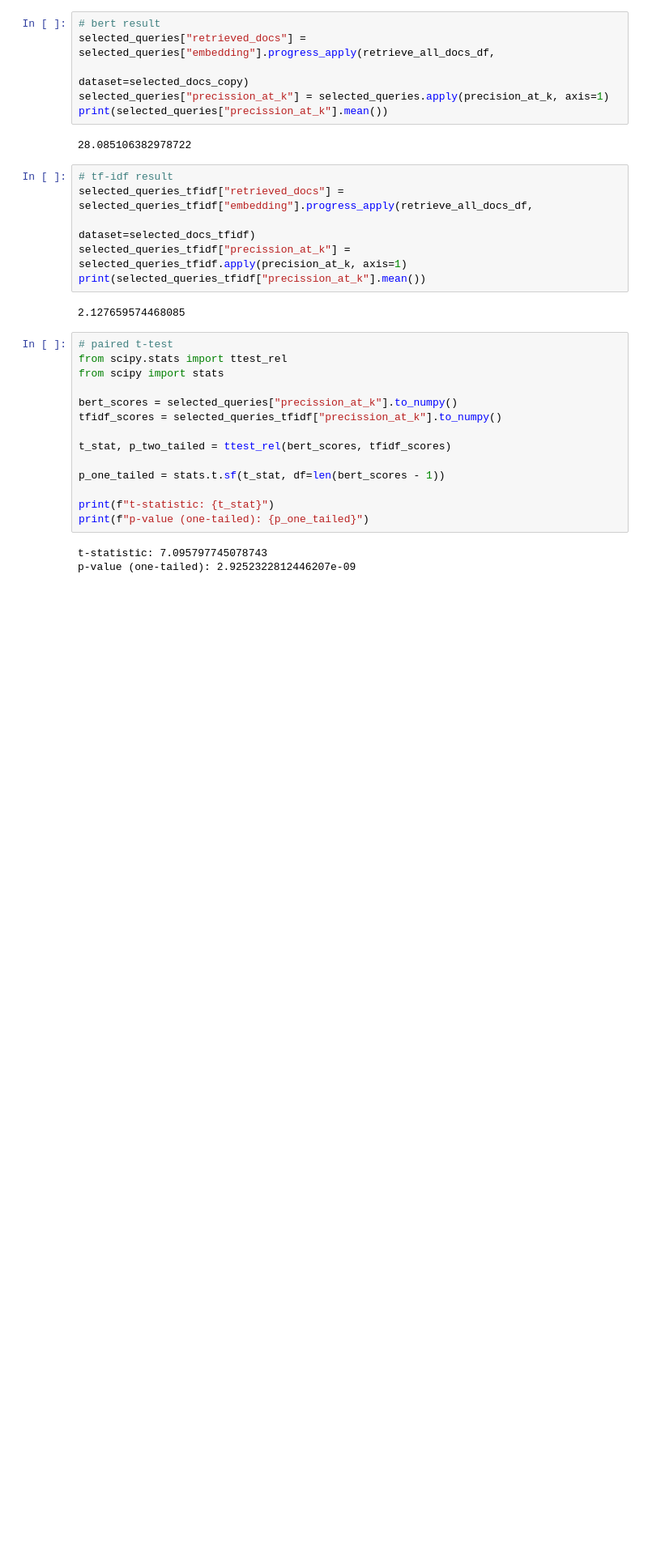
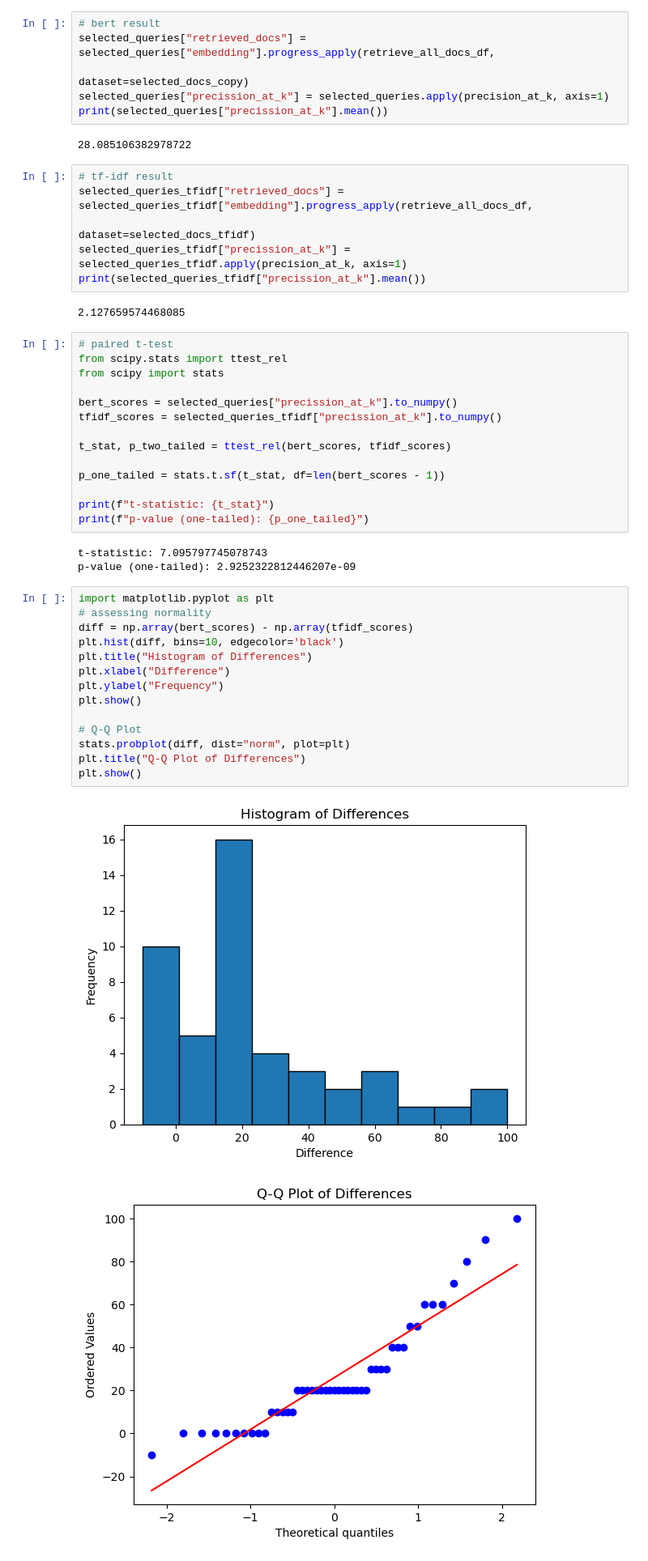
Before and after one commit to Lolya-cloud/fir-project, a Jupyter notebook: scripts/bert-final.ipynb, the cells around one changed output. Shown at 81% size. Drawn from its saved outputs; the diff is of its cells as text; blank space fills up the shorter version.

Commit message:
normality checks

```diff
--- a/scripts/bert-final.ipynb
+++ b/scripts/bert-final.ipynb
@@ -372,3 +372,20 @@ print(f"p-value (one-tailed): {p_one_tailed}")
 # %% [output]
 t-statistic: 7.095797745078743
 p-value (one-tailed): 2.9252322812446207e-09
+# %%
+import matplotlib.pyplot as plt
+# assessing normality
+diff = np.array(bert_scores) - np.array(tfidf_scores)
+plt.hist(diff, bins=10, edgecolor='black')
+plt.title("Histogram of Differences")
+plt.xlabel("Difference")
+plt.ylabel("Frequency")
+plt.show()
+
+# Q-Q Plot
+stats.probplot(diff, dist="norm", plot=plt)
+plt.title("Q-Q Plot of Differences")
+plt.show()
+# %% [output]
+[figure, added]
+[figure, added]
```
Also changed, not shown: parts of 1 cell of this notebook.
